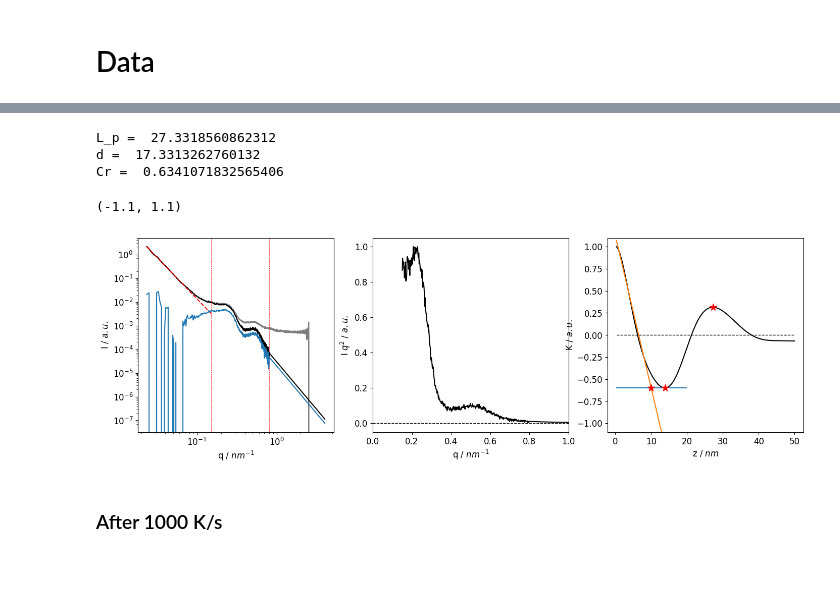
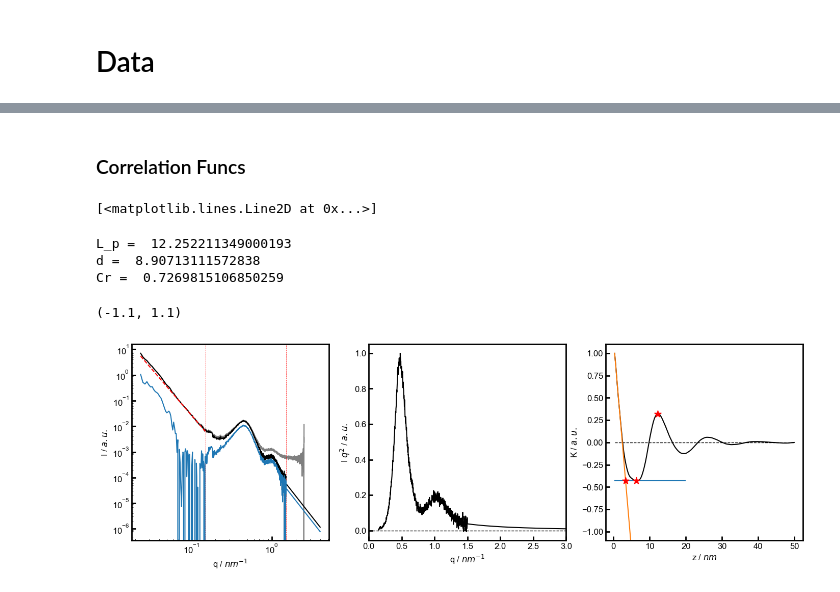
Before and after one commit to Akmalumarov/X_Ray_Scattering_Analysis, a Jupyter notebook: projects/Linear_polymers/C390/С390.ipynb, the cells around one changed output, grey strips where cells are left out. Cells and saved outputs as stored; diff of their text form; code cells hidden in the pictures.

```diff
--- a/projects/Linear_polymers/C390/С390.ipynb
+++ b/projects/Linear_polymers/C390/С390.ipynb
@@ -13,7 +15,7 @@ def sub_const(ax, q, I, lim):
     ax.axvline(x = lim, linewidth=0.5, linestyle='--', color='red')
     mask = q < lim
 
-    x, y = q[mask], (I[mask] - 0.9 * I[mask][-1])
+    x, y = q[mask], (I[mask] - 0.85 * I[mask][-1])
     ax.plot(x,y, color='black', alpha=1)
     return x, y
 
@@ -22,7 +24,7 @@ def sub_power(ax, q, I, lim, A):
 
     p, cov = curve_fit(power, q[mask], I[mask])
 
-    ax.plot(q[mask], power(q[mask], *p), linestyle='--', color='red')
+    ax.plot(q[mask],  A * power(q[mask], *p), linestyle='--', color='red')
     x, y = q, I - A * power(q, *p)
     ax.axvline(x = lim, linewidth=0.5, linestyle='--', color='red')
 
@@ -66,12 +309,22 @@ def Lorenz(x, y, p = 2):
+# %% [markdown]
+### Correlation Funcs
+# %%
+path = r"E:\C390\SCATTERING-DATA\ef20\ef20_eiger2_00294_00_00001_av.dat"
+df = pd.read_csv(path, skiprows=2, names=['q', 'I', 'err'], sep='\t')
+q, I = np.array(df['q']), np.array(df['I'])
+ax.plot(q, I * scale ** 3, label='after quenching', linewidth=linewidth, color='#6f1926')
+# %% [output]
+[<matplotlib.lines.Line2D at 0x...>]
 # %%
 fig, (ax1, ax2, ax3) = plt.subplots(1, 3, figsize=(17,5))
 
-right = 0.8
+right = 1.5
 left = 0.15
+lorenz_power = 2
 
 x, y = sub_const(ax1, q, I, right)
-x, y = sub_power(ax1, x, y, left, 1)
-x_full, y_full = add_porod(ax1, x, y, right, 0.9)
+x, y = sub_power(ax1, x, y, left, 0.8)
+x_full, y_full = add_porod(ax1, x, y, right, 1)
 ax1.plot(x_full, y_full / 1.5)
 
 ax1.set_xscale('log')
@@ -80,10 +333,10 @@ ax1.set_xlabel('q / $nm^{-1}$')
 ax1.set_ylabel('I / $a. u.$')
 
 mask = (x_full > left)
-X, Y = Lorenz(x_full[mask], y_full[mask], p = 0)
+X, Y = Lorenz(x_full[mask], y_full[mask], p = lorenz_power)
 
 ax2.plot(X, Y / max(Y), label='Lorenz', color='black')
-ax2.set_xlim(0, 1)
+ax2.set_xlim(0, 3)
 lnsp = np.linspace(0, max(X))
 ax2.plot(lnsp, lnsp * 0, color='black', linewidth=1, linestyle='--')
 ax2.set_xlabel('q / $nm^{-1}$')
@@ -97,37 +350,35 @@ ax3.set_xlabel('z / $nm$')
 ax3.set_ylabel('K / $a. u.$')
 
 mask_max = (z > 7) & (z < 40)
 i_max = np.argmax(K[mask_max])
 z_max = z[mask_max][i_max]
 K_max = K[mask_max][i_max]
 ax3.scatter(z_max, K_max, zorder=10, color='red', marker='*', s=size)
 print('L_p = ', z_max)
 
 mask_min = (z > 0) & (z < 20)
 i_min = np.argmin(K[mask_min])
 z_min = z[mask_min][i_min]
 K_min = K[mask_min][i_min]
 ax3.scatter(z_min, K_min, zorder=10, color='red', marker='*', s=size)
 
 ax3.plot(z[mask_min], K_min * np.ones(len(z[mask_min])))
 
-mask_linear = z < 5
+mask_linear = z < 2
 p, cov = curve_fit(linear, z[mask_linear], K[mask_linear])
 
 ax3.plot(z[mask_min], linear(z[mask_min], *p))
 
 
 z_d = (K_min - p[1]) / p[0]
 ax3.scatter(z_d, linear(z_d, *p), zorder=10, color='red', marker='*', s=size)
 print('d = ', z_max - z_d)
 print('Cr = ', 1 - z_d / z_max)
 
 ax3.set_ylim(-1.1, 1.1)
 # %% [output]
-L_p =  27.3318560862312
-d =  17.3313262760132
-Cr =  0.6341071832565406
+L_p =  12.252211349000193
+d =  8.90713111572838
+Cr =  0.7269815106850259
 (-1.1, 1.1)
-[figure, old version]
+[figure, new version]
-# %% [markdown]
-### After 1000 K/s
```
Also changed, not shown: parts of 58 cells of this notebook, 6 other files.
